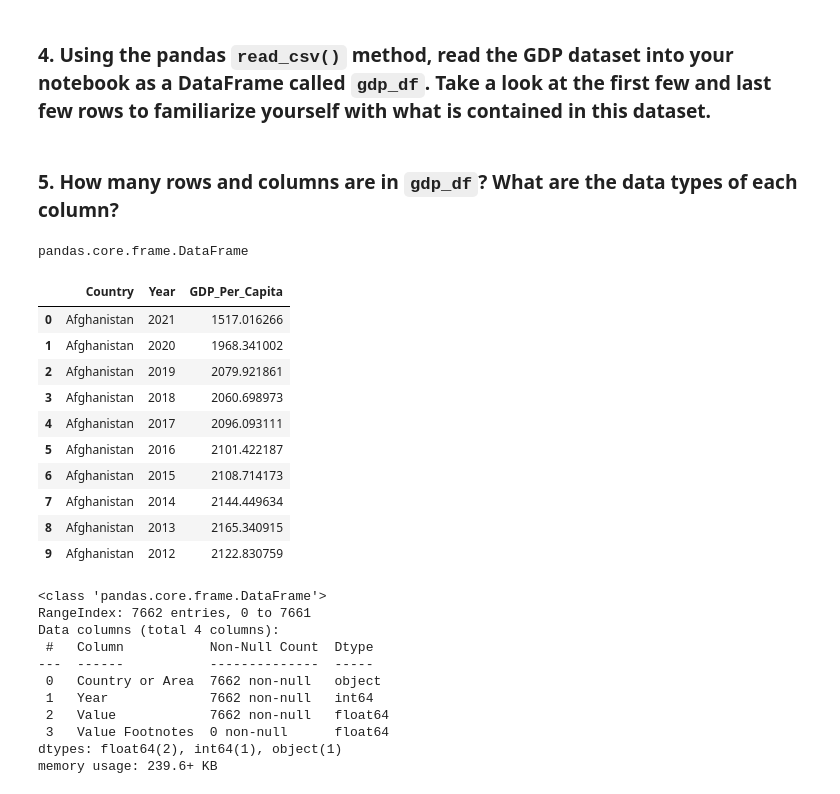
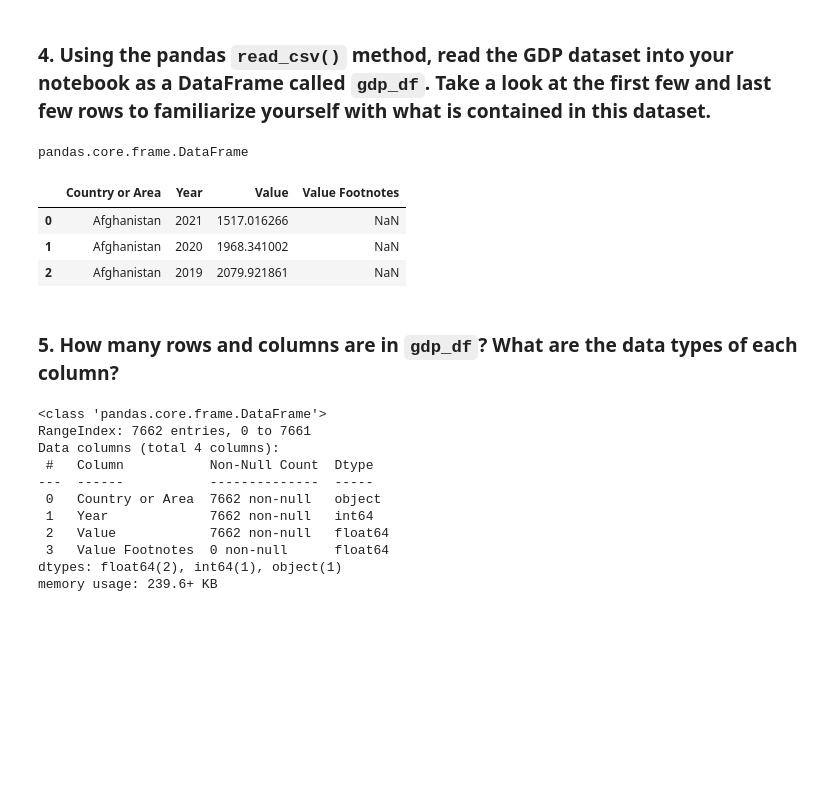
Before and after one commit to NSS-Data-Analytics-Cohort-12/un-python-ryanhartman247, a Jupyter notebook: notebooks/un_data_notebook.ipynb, the cells around one changed output. Cells and saved outputs as stored; diff of their text form; code cells hidden in the pictures; blank space fills up the shorter version.

```diff
--- a/notebooks/un_data_notebook.ipynb
+++ b/notebooks/un_data_notebook.ipynb
@@ -7,26 +7,19 @@ import seaborn as sns
 ### 4. Using the pandas `read_csv()` method, read the GDP dataset into your notebook as a DataFrame called `gdp_df`. Take a look at the first few and last few rows to familiarize yourself with what is contained in this dataset.
 # %%
 gdp_df = pd.read_csv(r'C:\DA12\Projects\un-python-ryanhartman247\data\gdp_percapita.csv')
-# %% [markdown]
-### 5. How many rows and columns are in `gdp_df`? What are the data types of each column?
 # %%
 type(gdp_df)
 # %% [output]
 pandas.core.frame.DataFrame
 # %%
-gdp_df.head(10)
+gdp_df.head(3)
 # %% [output]
-|  | Country | Year | GDP_Per_Capita |
-| 0 | Afghanistan | 2021 | 1517.016266 |
-| 1 | Afghanistan | 2020 | 1968.341002 |
-| 2 | Afghanistan | 2019 | 2079.921861 |
-| 3 | Afghanistan | 2018 | 2060.698973 |
-| 4 | Afghanistan | 2017 | 2096.093111 |
-| 5 | Afghanistan | 2016 | 2101.422187 |
-| 6 | Afghanistan | 2015 | 2108.714173 |
-| 7 | Afghanistan | 2014 | 2144.449634 |
-| 8 | Afghanistan | 2013 | 2165.340915 |
-| 9 | Afghanistan | 2012 | 2122.830759 |
+|  | Country or Area | Year | Value | Value Footnotes |
+| 0 | Afghanistan | 2021 | 1517.016266 | NaN |
+| 1 | Afghanistan | 2020 | 1968.341002 | NaN |
+| 2 | Afghanistan | 2019 | 2079.921861 | NaN |
+# %% [markdown]
+### 5. How many rows and columns are in `gdp_df`? What are the data types of each column?
 # %%
 gdp_df.info()
 # %% [output]
```
Also changed, not shown: parts of 16 cells of this notebook.
